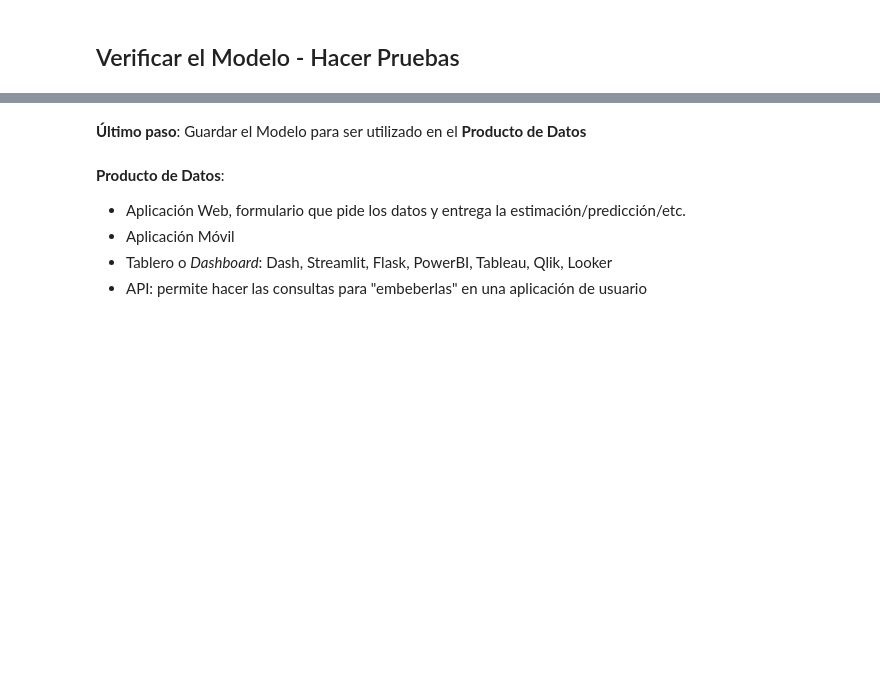
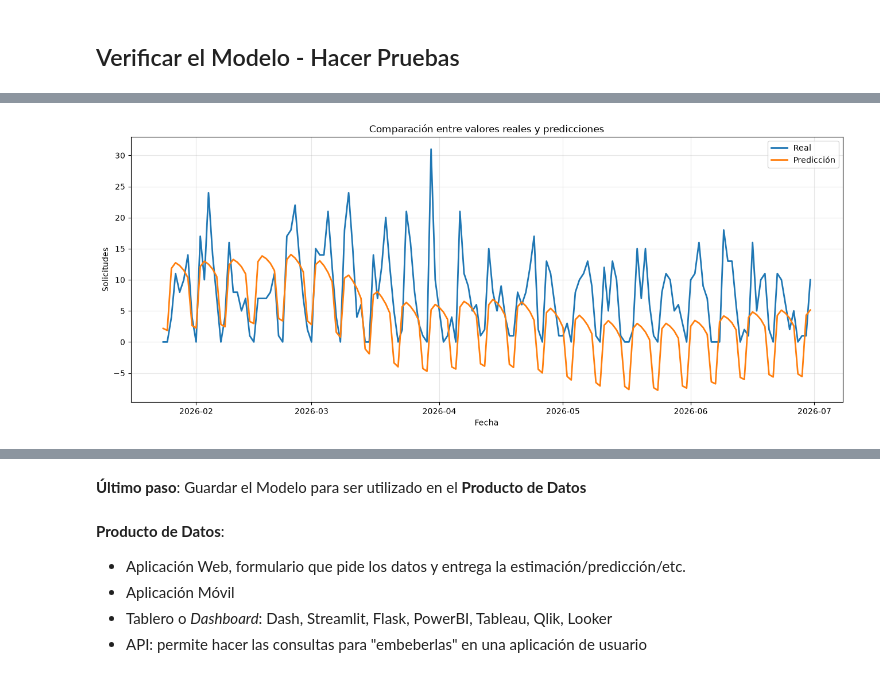
Before and after one commit to DiazJSC/AccesClean_proyecto, a Jupyter notebook: src/04_modelo.ipynb, the cells around one changed output, grey strips where cells are left out. Drawn from its saved outputs; the diff is of its cells as text; code cells hidden in the pictures; blank space fills up the shorter version.

Commit message:
Inicializando Modelo ML

```diff
--- a/src/04_modelo.ipynb
+++ b/src/04_modelo.ipynb
@@ -36,2 +71,13 @@ df = pd.read_csv(trusted_dir + 'datos_limpios_ml.csv', parse_dates=['fecha'])
 # %% [markdown]
 ## Entrenar el Modelo
+# %%
+modelo = Prophet(
+    yearly_seasonality=True,
+    weekly_seasonality=True,
+    daily_seasonality=False,
+    seasonality_mode="additive",
+    changepoint_prior_scale=0.05,
+    interval_width=0.95
+)
+# %%
+modelo.fit(train)
@@ -37,0 +88,4 @@ df = pd.read_csv(trusted_dir + 'datos_limpios_ml.csv', parse_dates=['fecha'])
+# %%
+future = test.copy()
+forecast = modelo.predict(future)
+forecast[["ds","yhat","yhat_lower","yhat_upper"]].head()
@@ -38,2 +137,6 @@ df = pd.read_csv(trusted_dir + 'datos_limpios_ml.csv', parse_dates=['fecha'])
 # %% [markdown]
 ## Verificar el Modelo - Hacer Pruebas
+# %%
+comparacion = test[["ds", "y"]].copy()
+comparacion["Prediccion"] = forecast["yhat"].values
+comparacion.head()
@@ -39,0 +203,30 @@ df = pd.read_csv(trusted_dir + 'datos_limpios_ml.csv', parse_dates=['fecha'])
+# %%
+plt.figure(figsize=(16,6))
+
+plt.plot(
+    comparacion["ds"],
+    comparacion["y"],
+    label="Real",
+    linewidth=2
+)
+
+plt.plot(
+    comparacion["ds"],
+    comparacion["Prediccion"],
+    label="Predicción",
+    linewidth=2
+)
+
+plt.title("Comparación entre valores reales y predicciones")
+
+plt.xlabel("Fecha")
+
+plt.ylabel("Solicitudes")
+
+plt.legend()
+
+plt.grid(alpha=0.3)
+
+plt.show()
+# %% [output]
+[figure, added]
```
Also changed, not shown: parts of 21 cells of this notebook, 2 other files.
